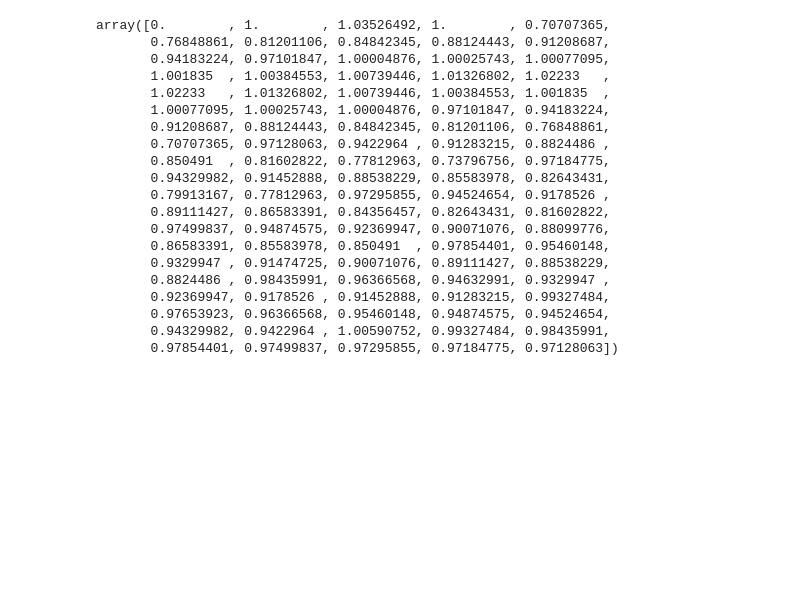
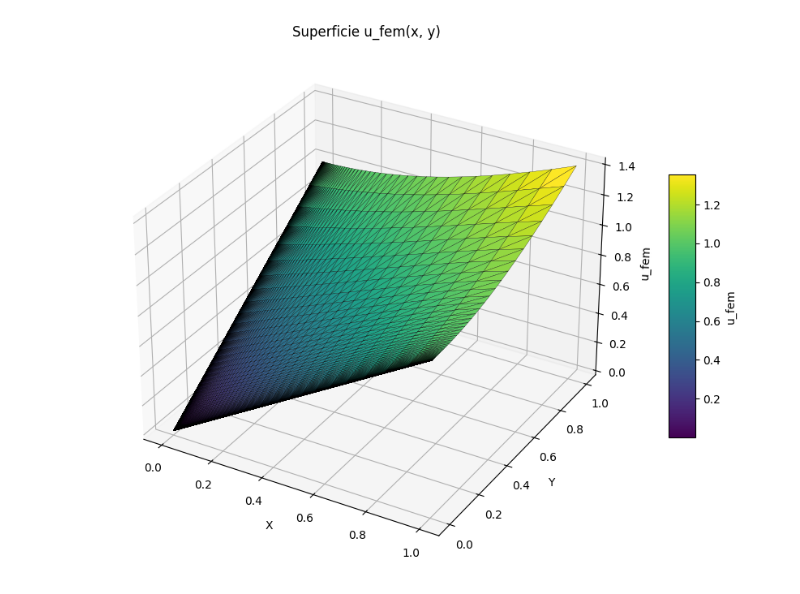
Before and after one commit to LukasWolff2002/TAREA_4_FINITE, a Jupyter notebook: LUKAS/main.ipynb, the cells around one changed output. Saved outputs shown, nothing was run; the diff lists cells and outputs as text; code cells hidden in the pictures; blank space fills up the shorter version.

```diff
--- a/LUKAS/main.ipynb
+++ b/LUKAS/main.ipynb
@@ -148,26 +155,8 @@ Estructure = Solve(nodes, elements, alpha)
 # %%
 #Bien, ahora es nesesario calcular la solucion,
 #Conozco todos lo que esta en la frontera diritchlet
 Estructure.solve_matrix()
+plot_u_surface_from_elements(nodes, elements, use_attr="u_fem")  # solución FEM
 # %% [output]
-array([0.        , 1.        , 1.03526492, 1.        , 0.70707365,
-       0.76848861, 0.81201106, 0.84842345, 0.88124443, 0.91208687,
-       0.94183224, 0.97101847, 1.00004876, 1.00025743, 1.00077095,
-       1.001835  , 1.00384553, 1.00739446, 1.01326802, 1.02233   ,
-       1.02233   , 1.01326802, 1.00739446, 1.00384553, 1.001835  ,
-       1.00077095, 1.00025743, 1.00004876, 0.97101847, 0.94183224,
-       0.91208687, 0.88124443, 0.84842345, 0.81201106, 0.76848861,
-       0.70707365, 0.97128063, 0.9422964 , 0.91283215, 0.8824486 ,
-       0.850491  , 0.81602822, 0.77812963, 0.73796756, 0.97184775,
-       0.94329982, 0.91452888, 0.88538229, 0.85583978, 0.82643431,
-       0.79913167, 0.77812963, 0.97295855, 0.94524654, 0.9178526 ,
-       0.89111427, 0.86583391, 0.84356457, 0.82643431, 0.81602822,
-       0.97499837, 0.94874575, 0.92369947, 0.90071076, 0.88099776,
-       0.86583391, 0.85583978, 0.850491  , 0.97854401, 0.95460148,
-       0.9329947 , 0.91474725, 0.90071076, 0.89111427, 0.88538229,
-       0.8824486 , 0.98435991, 0.96366568, 0.94632991, 0.9329947 ,
-       0.92369947, 0.9178526 , 0.91452888, 0.91283215, 0.99327484,
-       0.97653923, 0.96366568, 0.95460148, 0.94874575, 0.94524654,
-       0.94329982, 0.9422964 , 1.00590752, 0.99327484, 0.98435991,
-       0.97854401, 0.97499837, 0.97295855, 0.97184775, 0.97128063])
+[figure, added]
 # %%
```
Also changed, not shown: parts of 7 cells of this notebook, 4 other files.
